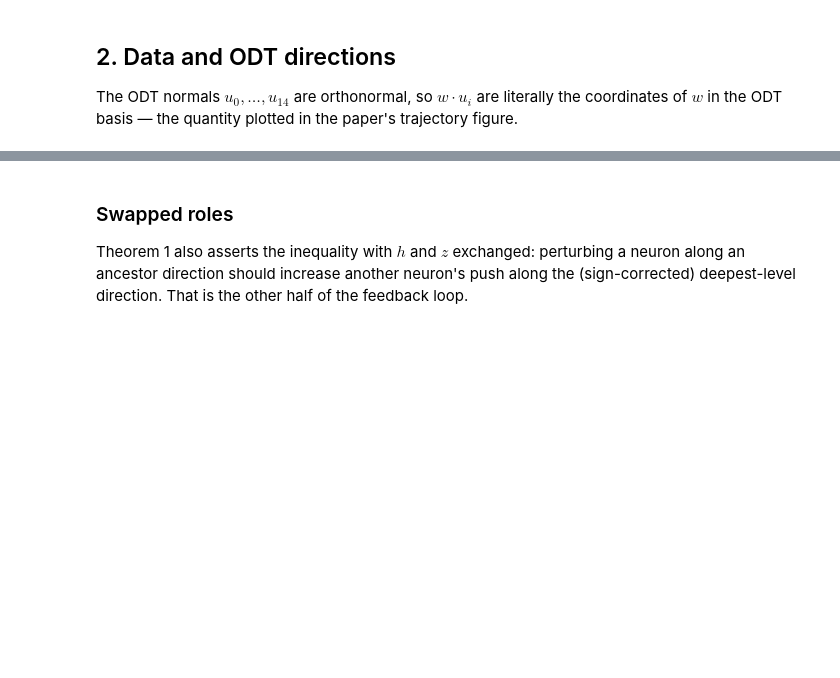
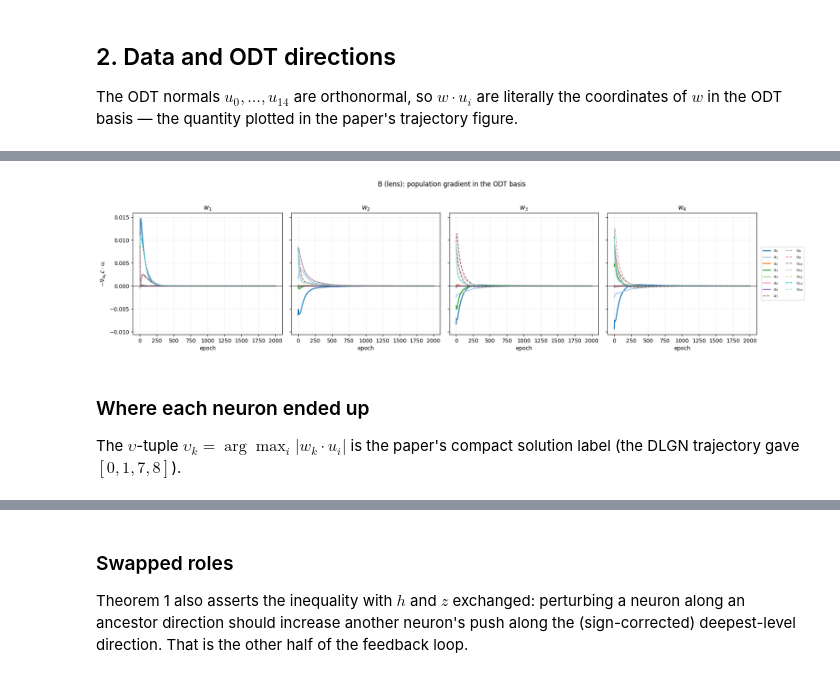
Before and after one commit to HarishGP/layer-lenses, a Jupyter notebook: notebooks/ReLU_single_path_trajectory.ipynb, the cells around one changed output, grey strips where cells are left out. Drawn from its saved outputs; the diff is of its cells as text; code cells hidden in the pictures; blank space fills up the shorter version.

```diff
--- a/notebooks/ReLU_single_path_trajectory.ipynb
+++ b/notebooks/ReLU_single_path_trajectory.ipynb
@@ -754,0 +895,17 @@ plt.show()
+# %%
+grad_epochs_B, grad_coords_B = gradient_trajectory(out_B, ckpts_B)
+
+fig_grad_B, _ = plot_odt_trajectories(
+    grad_epochs_B,
+    grad_coords_B,
+    ylabel=r"$-\nabla_{w_k}\mathcal{L} \cdot u_i$",
+    suptitle="B (lens): population gradient in the ODT basis",
+)
+plt.show()
+# %% [output]
+[figure, added]
+# %% [markdown]
+### Where each neuron ended up
+
+The $\upsilon$-tuple $\upsilon_k = \arg\max_i |w_k \cdot u_i|$ is the paper's compact
+solution label (the DLGN trajectory gave $[0,1,7,8]$).
```
Also changed, not shown: parts of 70 cells of this notebook, 3 other files.
